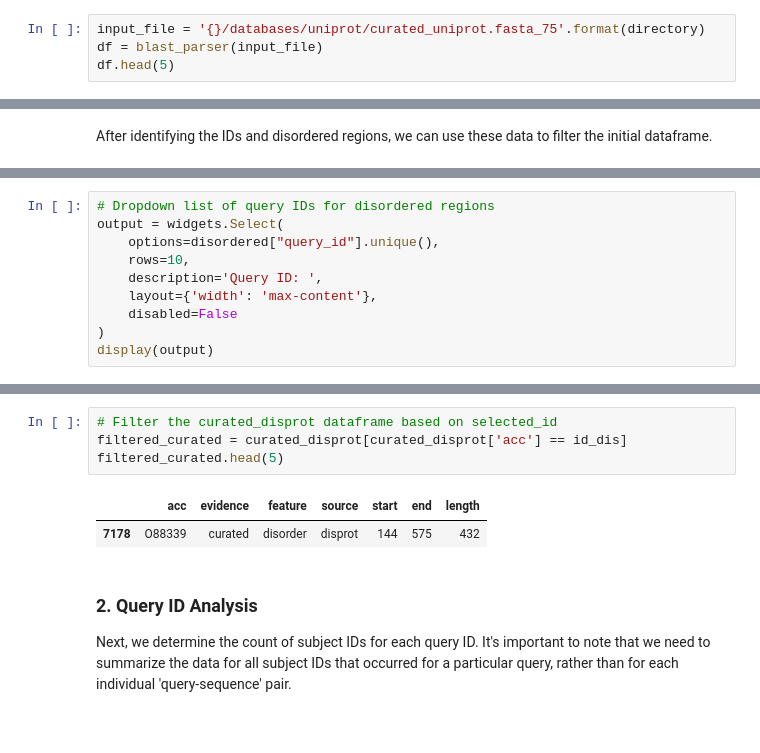
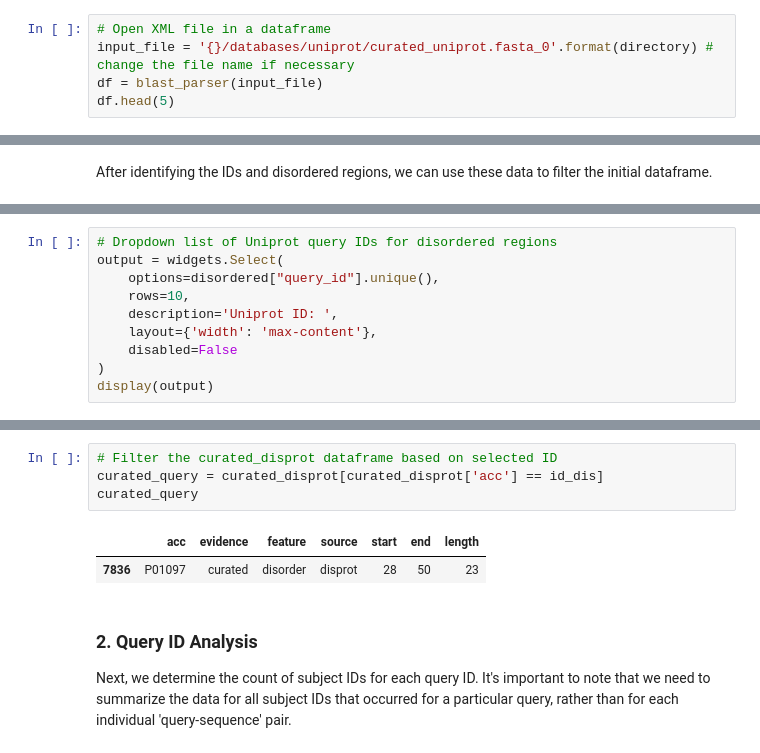
Before and after one commit to AlyaHarvelle/HMMER, a Jupyter notebook: MSA.ipynb, the cells around one changed output, grey strips where cells are left out. Drawn from its saved outputs; the diff is of its cells as text.

```diff
--- a/MSA.ipynb
+++ b/MSA.ipynb
@@ -25,7 +23,8 @@ directory
 
 We have defined a function that parses an XML file with the BLAST alignment into a pandas dataframe. This function can be utilized to include any additional columns from the BLAST results.
 # %%
-input_file = '{}/databases/uniprot/curated_uniprot.fasta_75'.format(directory)
+# Open XML file in a dataframe
+input_file = '{}/databases/uniprot/curated_uniprot.fasta_0'.format(directory) # change the file name if necessary
 df = blast_parser(input_file)
 df.head(5)
 # %% [output]
@@ -85,9 +106,9 @@ The number of rows containing disordered regions: 2887
 # %%
-# Dropdown list of query IDs for disordered regions
+# Dropdown list of Uniprot query IDs for disordered regions
 output = widgets.Select(
     options=disordered["query_id"].unique(),
     rows=10,
-    description='Query ID: ',
+    description='Uniprot ID: ',
     layout={'width': 'max-content'},
     disabled=False
 )
@@ -111,10 +123,10 @@ Disordered region ID: O88339
 # %%
-# Filter the curated_disprot dataframe based on selected_id
-filtered_curated = curated_disprot[curated_disprot['acc'] == id_dis]
-filtered_curated.head(5)
+# Filter the curated_disprot dataframe based on selected ID
+curated_query = curated_disprot[curated_disprot['acc'] == id_dis]
+curated_query
 # %% [output]
 |  | acc | evidence | feature | source | start | end | length |
-| 7178 | O88339 | curated | disorder | disprot | 144 | 575 | 432 |
+| 7836 | P01097 | curated | disorder | disprot | 28 | 50 | 23 |
 # %% [markdown]
 ### 2. Query ID Analysis
 
```
Also changed, not shown: parts of 64 cells of this notebook, 1 other file.
